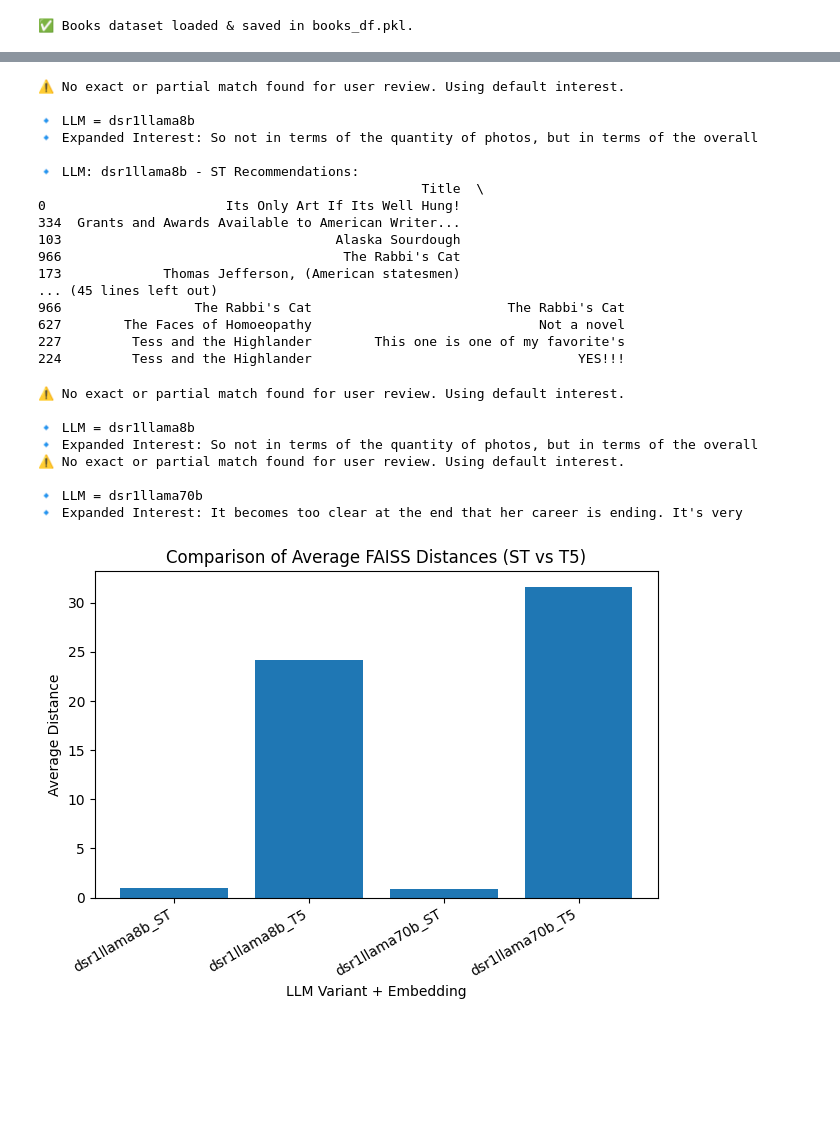
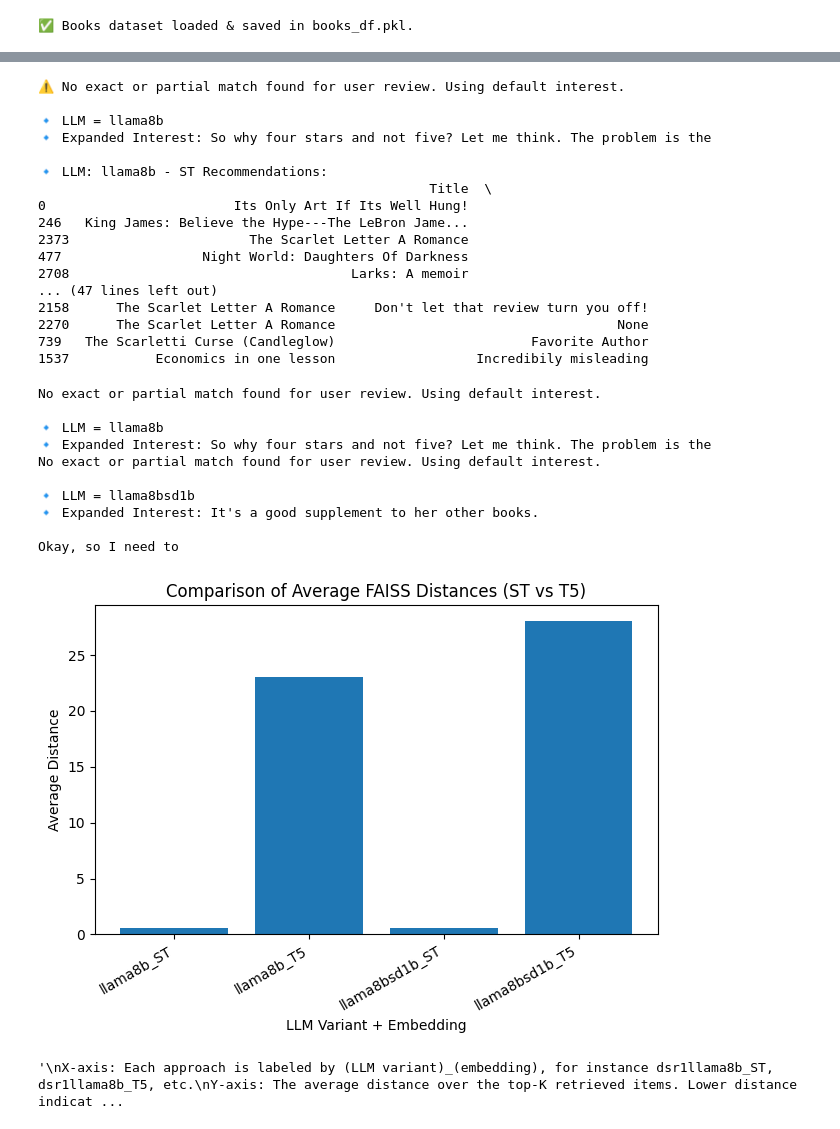
Before and after one commit to yahavb/llm-content-ranker, a Jupyter notebook: BookExpanSim.ipynb, the cells around one changed output, grey strips where cells are left out. Saved outputs shown, nothing was run; the diff lists cells and outputs as text; code cells hidden in the pictures; blank space fills up the shorter version.

```diff
--- a/BookExpanSim.ipynb
+++ b/BookExpanSim.ipynb
@@ -250,9 +330,9 @@ import numpy as np
 import faiss
 import re
 
-def recommend_books_multi_llm(user_reviews, llm_name="dsr1llama8b", top_k=5):
+def recommend_books_multi_llm(user_reviews,llm_name,top_k=5):
     """
-    Recommend books based on expansions from multiple LLM sizes (e.g. 8B or 70B).
+    Recommend books based on expansions from multiple LLM sizes (e.g. 8B or 8B SD 1B).
 
     1) Loads the pickled DataFrame: books_with_expanded_interest_{llm_name}.pkl
        which must contain columns:
@@ -319,7 +399,7 @@ def recommend_books_multi_llm(user_reviews, llm_name="dsr1llama8b", top_k=5):
 # =========================
 user_reviews = "I love epic sci-fi novels with deep world-building."
 
-for llm_variant in ["dsr1llama8b", "dsr1llama70b"]:
+for llm_variant in ["llama8b", "llama8bsd1b"]:
     expanded_interest, rec_st, rec_t5 = recommend_books_multi_llm(user_reviews, llm_name=llm_variant)
     print(f"\n🔹 LLM: {llm_variant} - ST Recommendations:")
     print(rec_st)
@@ -328,21 +408,21 @@ for llm_variant in ["dsr1llama8b", "dsr1llama70b"]:
 # %% [output]
 ⚠️ No exact or partial match found for user review. Using default interest.
 
-🔹 LLM = dsr1llama8b
-🔹 Expanded Interest: So not in terms of the quantity of photos, but in terms of the overall
+🔹 LLM = llama8b
+🔹 Expanded Interest: So why four stars and not five? Let me think. The problem is the
 
-🔹 LLM: dsr1llama8b - ST Recommendations:
-                                                 Title  \
-0                       Its Only Art If Its Well Hung!
-334  Grants and Awards Available to American Writer...
-103                                   Alaska Sourdough
-966                                    The Rabbi's Cat
-173             Thomas Jefferson, (American statesmen)
-... (45 lines left out)
-966                 The Rabbi's Cat                         The Rabbi's Cat
-627        The Faces of Homoeopathy                             Not a novel
-227         Tess and the Highlander        This one is one of my favorite's
-224         Tess and the Highlander                                  YES!!!
+🔹 LLM: llama8b - ST Recommendations:
+                                                  Title  \
+0                        Its Only Art If Its Well Hung!
+246   King James: Believe the Hype---The LeBron Jame...
+2373                       The Scarlet Letter A Romance
+477                  Night World: Daughters Of Darkness
+2708                                    Larks: A memoir
+... (47 lines left out)
+2158      The Scarlet Letter A Romance     Don't let that review turn you off!
+2270      The Scarlet Letter A Romance                                    None
+739   The Scarletti Curse (Candleglow)                         Favorite Author
+1537           Economics in one lesson                  Incredibily misleading
 # %%
 import pandas as pd
 import numpy as np
@@ -350,7 +430,7 @@ import faiss
 import re
 import matplotlib.pyplot as plt
 
-def recommend_books_multi_llm_with_distances(user_reviews, llm_name="dsr1llama8b", top_k=5):
+def recommend_books_multi_llm_with_distances(user_reviews,llm_name,top_k=5):
     """
     Similar to 'recommend_books_multi_llm' but also returns the raw FAISS distances
     (for ST and T5) so we can compare them across approaches.
@@ -406,7 +486,7 @@ def recommend_books_multi_llm_with_distances(user_reviews, llm_name="dsr1llama8b
 
 
 # ============ Compare ST vs T5 Distances Across LLM Variants ============
-llm_variants = ["dsr1llama8b", "dsr1llama70b"]  # example
+llm_variants = ["llama8b", "llama8bsd1b"]
 user_review = "I love epic sci-fi novels with deep world-building."
 top_k = 5
 
@@ -424,40 +504,43 @@ for llm_variant in llm_variants:
 
     # Compute the average FAISS distance for ST and T5
     avg_dist_st = dist_st_array.mean()
     avg_dist_t5 = dist_t5_array.mean()
 
     # Store the results
     all_avg_distances.append(avg_dist_st)
     all_avg_distances.append(avg_dist_t5)
 
     # Create labels for the bar chart
     labels.append(f"{llm_variant}_ST")
     labels.append(f"{llm_variant}_T5")
 
 # ===== Bar Chart of Average Distances =====
 x = np.arange(len(all_avg_distances))  # indices for bars
 plt.bar(x, all_avg_distances)
 plt.xticks(x, labels, rotation=30, ha="right")
 plt.title("Comparison of Average FAISS Distances (ST vs T5)")
 plt.xlabel("LLM Variant + Embedding")
 plt.ylabel("Average Distance")
 plt.tight_layout()
 plt.show()
 
 '''
 X-axis: Each approach is labeled by (LLM variant)_(embedding), for instance dsr1llama8b_ST, dsr1llama8b_T5, etc.
 Y-axis: The average distance over the top-K retrieved items. Lower distance indicates closer (i.e., more relevant) matches.
 '''
 # %% [output]
-⚠️ No exact or partial match found for user review. Using default interest.
+No exact or partial match found for user review. Using default interest.
 
-🔹 LLM = dsr1llama8b
-🔹 Expanded Interest: So not in terms of the quantity of photos, but in terms of the overall
-⚠️ No exact or partial match found for user review. Using default interest.
+🔹 LLM = llama8b
+🔹 Expanded Interest: So why four stars and not five? Let me think. The problem is the
+No exact or partial match found for user review. Using default interest.
 
-🔹 LLM = dsr1llama70b
-🔹 Expanded Interest: It becomes too clear at the end that her career is ending. It's very
+🔹 LLM = llama8bsd1b
+🔹 Expanded Interest: It's a good supplement to her other books.
+
+Okay, so I need to
-[figure, old version]
+[figure, new version]
+'\nX-axis: Each approach is labeled by (LLM variant)_(embedding), for instance dsr1llama8b_ST, dsr1llama8b_T5, etc.\nY-axis: The average distance over the top-K retrieved items. Lower distance indicat ...
 # %%
 import pandas as pd
 import numpy as np
```
Also changed, not shown: parts of 17 cells of this notebook, 7 other files.
